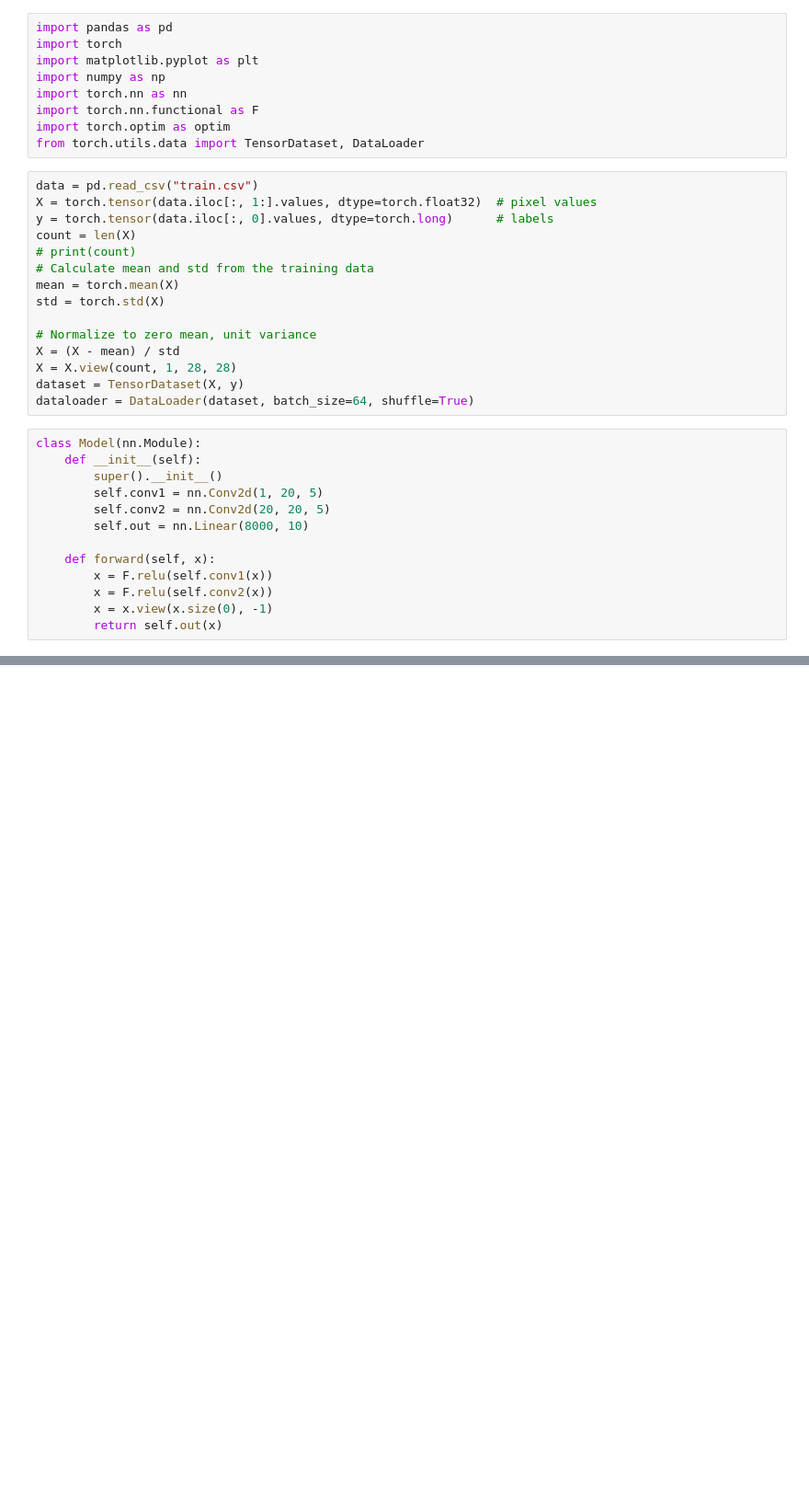
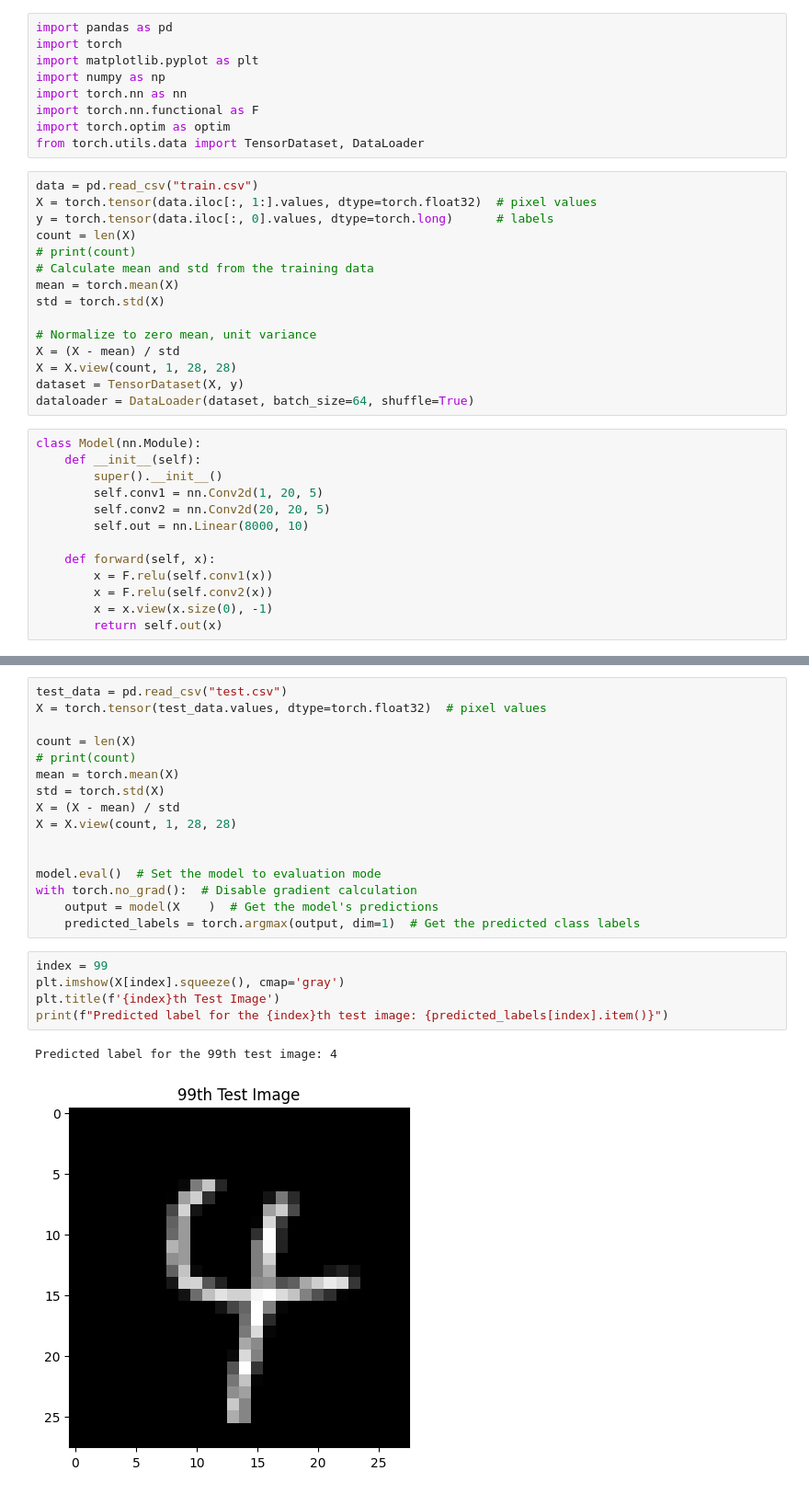
Before and after one commit to proatease/digit-recognizer-, a Jupyter notebook: digit_rec.ipynb, the cells around one changed output, grey strips where cells are left out. Shown at 92% size. Cells and saved outputs as stored; diff of their text form; blank space fills up the shorter version.

```diff
--- a/digit_rec.ipynb
+++ b/digit_rec.ipynb
@@ -80,0 +98,24 @@ Epoch 10/10 | Average Loss: 0.0098
+# %%
+test_data = pd.read_csv("test.csv")
+X = torch.tensor(test_data.values, dtype=torch.float32)  # pixel values
+
+count = len(X)
+# print(count)
+mean = torch.mean(X)
+std = torch.std(X)
+X = (X - mean) / std
+X = X.view(count, 1, 28, 28)
+
+
+model.eval()  # Set the model to evaluation mode
+with torch.no_grad():  # Disable gradient calculation
+    output = model(X    )  # Get the model's predictions
+    predicted_labels = torch.argmax(output, dim=1)  # Get the predicted class labels
+# %%
+index = 99
+plt.imshow(X[index].squeeze(), cmap='gray')
+plt.title(f'{index}th Test Image')
+print(f"Predicted label for the {index}th test image: {predicted_labels[index].item()}")
+# %% [output]
+Predicted label for the 99th test image: 4
+[figure, added]
```
Also changed, not shown: parts of 2 cells of this notebook, 2 other files.
